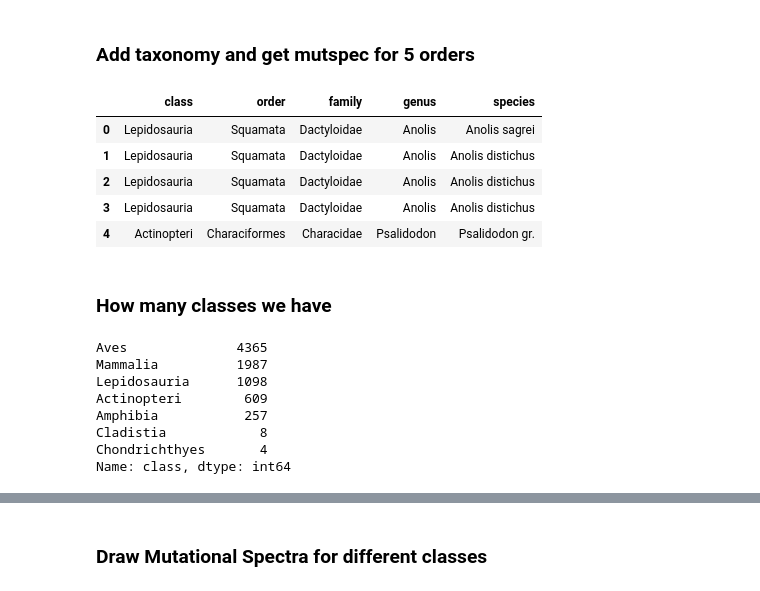
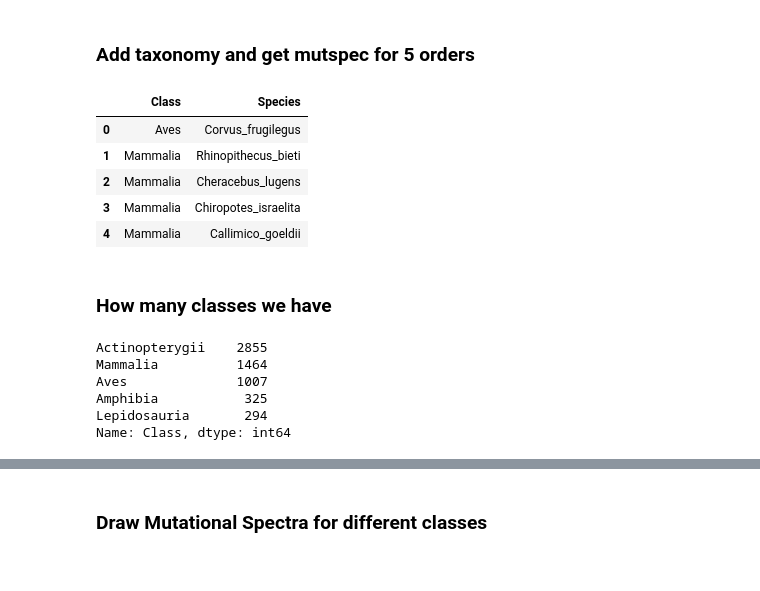
Before and after one commit to mitoclub/mtdna-192component-mutspec-chordata, a Jupyter notebook: scripts/get_mutspec.ipynb, the cells around one changed output, grey strips where cells are left out. Drawn from its saved outputs; the diff is of its cells as text; code cells hidden in the pictures.

```diff
--- a/scripts/get_mutspec.ipynb
+++ b/scripts/get_mutspec.ipynb
@@ -196,25 +196,23 @@ plot_mutspec192(mutspecs, label='Vertebrates Mutational Spectra',
 # %% [markdown]
 ### Add taxonomy and get mutspec for 5 orders
 # %%
-taxa = pd.read_csv('../data/taxonomy_vertebrates.csv')
+taxa = pd.read_csv('../data/taxa_gb.csv', sep='\t')
 taxa.head()
 # %% [output]
-|  | class | order | family | genus | species |
-| 0 | Lepidosauria | Squamata | Dactyloidae | Anolis | Anolis sagrei |
-| 1 | Lepidosauria | Squamata | Dactyloidae | Anolis | Anolis distichus |
-| 2 | Lepidosauria | Squamata | Dactyloidae | Anolis | Anolis distichus |
-| 3 | Lepidosauria | Squamata | Dactyloidae | Anolis | Anolis distichus |
-| 4 | Actinopteri | Characiformes | Characidae | Psalidodon | Psalidodon gr. |
+|  | Class | Species |
+| 0 | Aves | Corvus_frugilegus |
+| 1 | Mammalia | Rhinopithecus_bieti |
+| 2 | Mammalia | Cheracebus_lugens |
+| 3 | Mammalia | Chiropotes_israelita |
+| 4 | Mammalia | Callimico_goeldii |
 # %% [markdown]
 ### How many classes we have
 # %%
-taxa['class'].value_counts()
+taxa['Class'].value_counts()
 # %% [output]
-Aves              4365
-Mammalia          1987
-Lepidosauria      1098
-Actinopteri        609
-Amphibia           257
-Cladistia            8
-Chondrichthyes       4
-Name: class, dtype: int64
+Actinopterygii    2855
+Mammalia          1464
+Aves              1007
+Amphibia           325
+Lepidosauria       294
+Name: Class, dtype: int64
```
Also changed, not shown: parts of 13 cells of this notebook.
